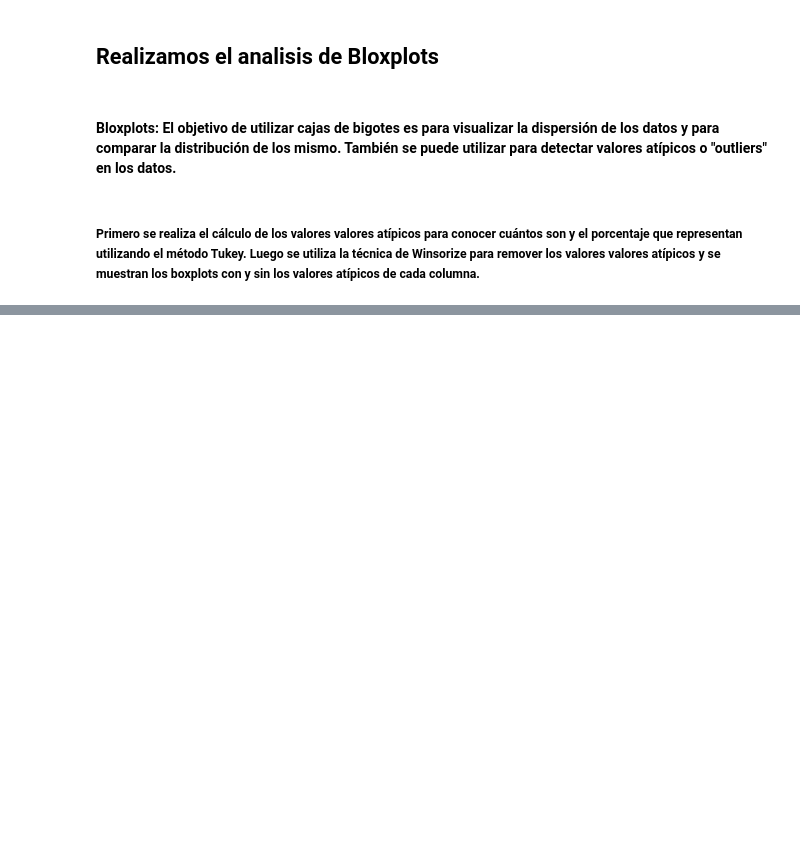
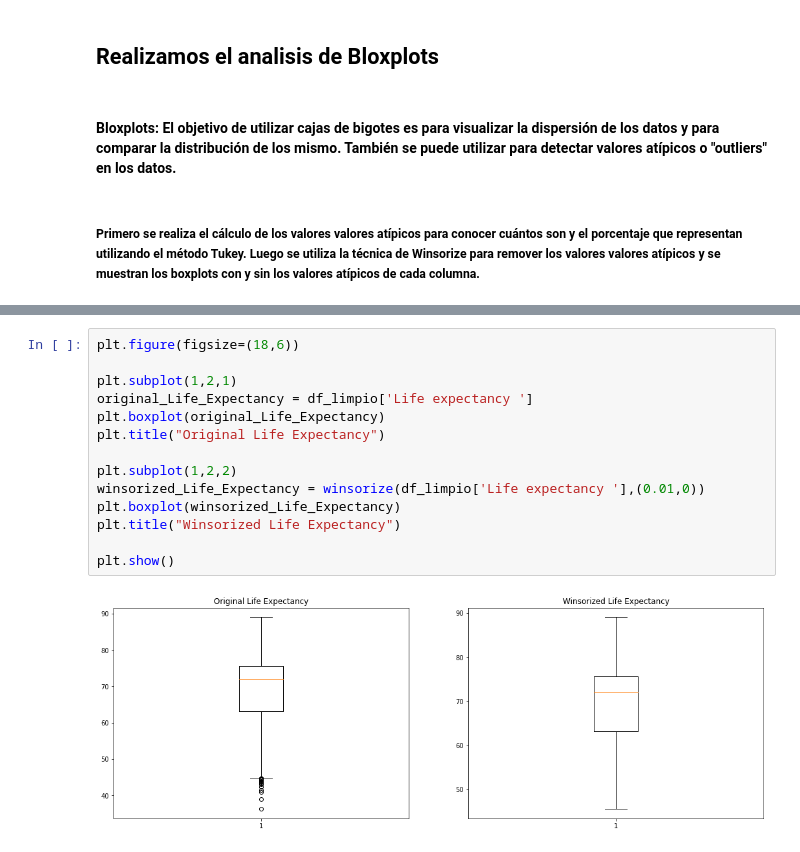
Before and after one commit to rovin-2/Analis-Esperanza-de-Vida-Con-Python, a Jupyter notebook: Analisis_Esperanza_de_Vida.ipynb, the cells around one changed output, grey strips where cells are left out. Cells and saved outputs as stored; diff of their text form; blank space fills up the shorter version.

Commit message:
Visualizacion de los Boxplots

```diff
--- a/Analisis_Esperanza_de_Vida.ipynb
+++ b/Analisis_Esperanza_de_Vida.ipynb
@@ -184,0 +208,16 @@ for columna_o in bp_cols.keys():
+# %%
+plt.figure(figsize=(18,6))
+
+plt.subplot(1,2,1)
+original_Life_Expectancy = df_limpio['Life expectancy ']
+plt.boxplot(original_Life_Expectancy)
+plt.title("Original Life Expectancy")
+
+plt.subplot(1,2,2)
+winsorized_Life_Expectancy = winsorize(df_limpio['Life expectancy '],(0.01,0))
+plt.boxplot(winsorized_Life_Expectancy)
+plt.title("Winsorized Life Expectancy")
+
+plt.show()
+# %% [output]
+[figure, added]
```
Also changed, not shown: parts of 21 cells of this notebook.
